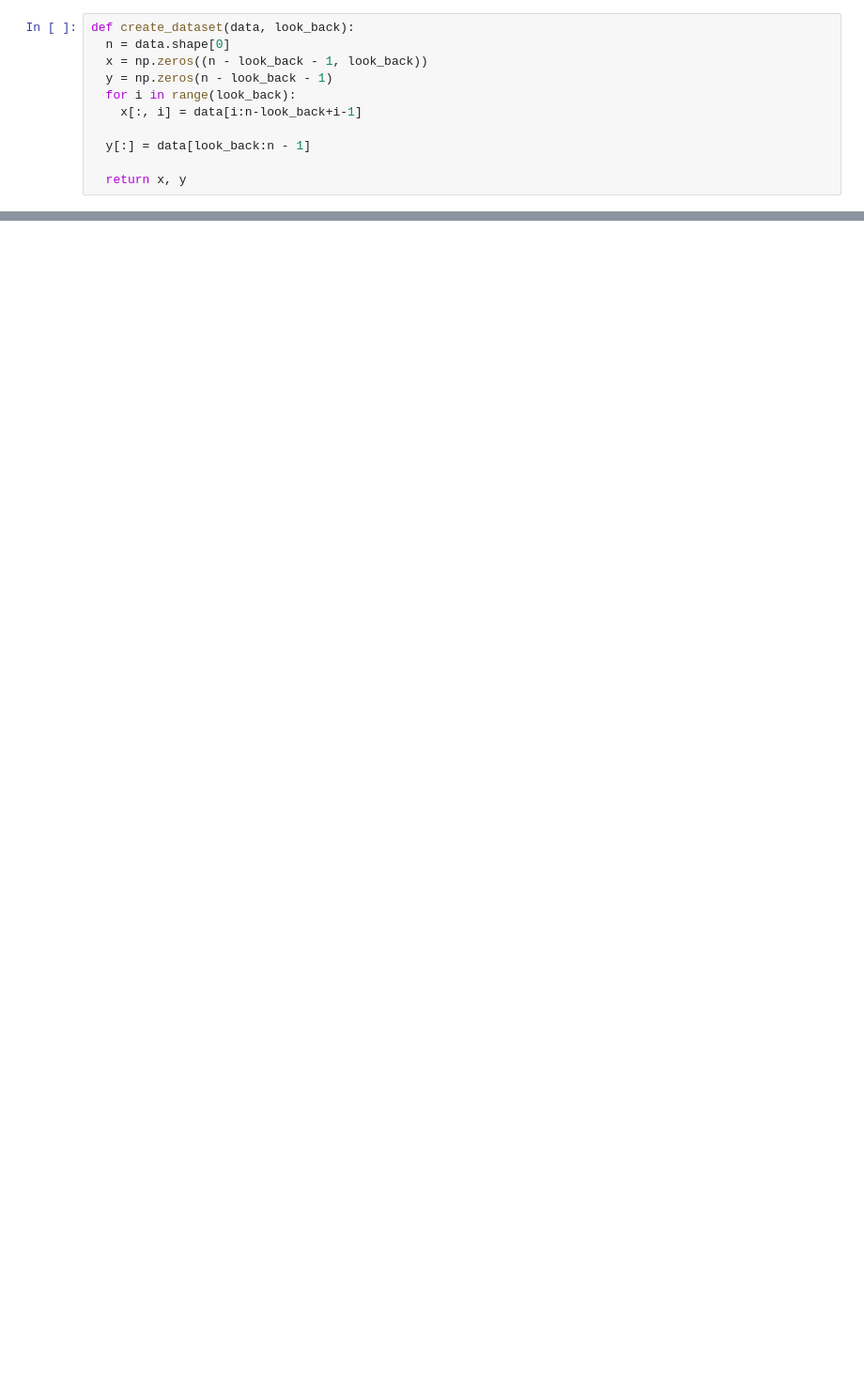
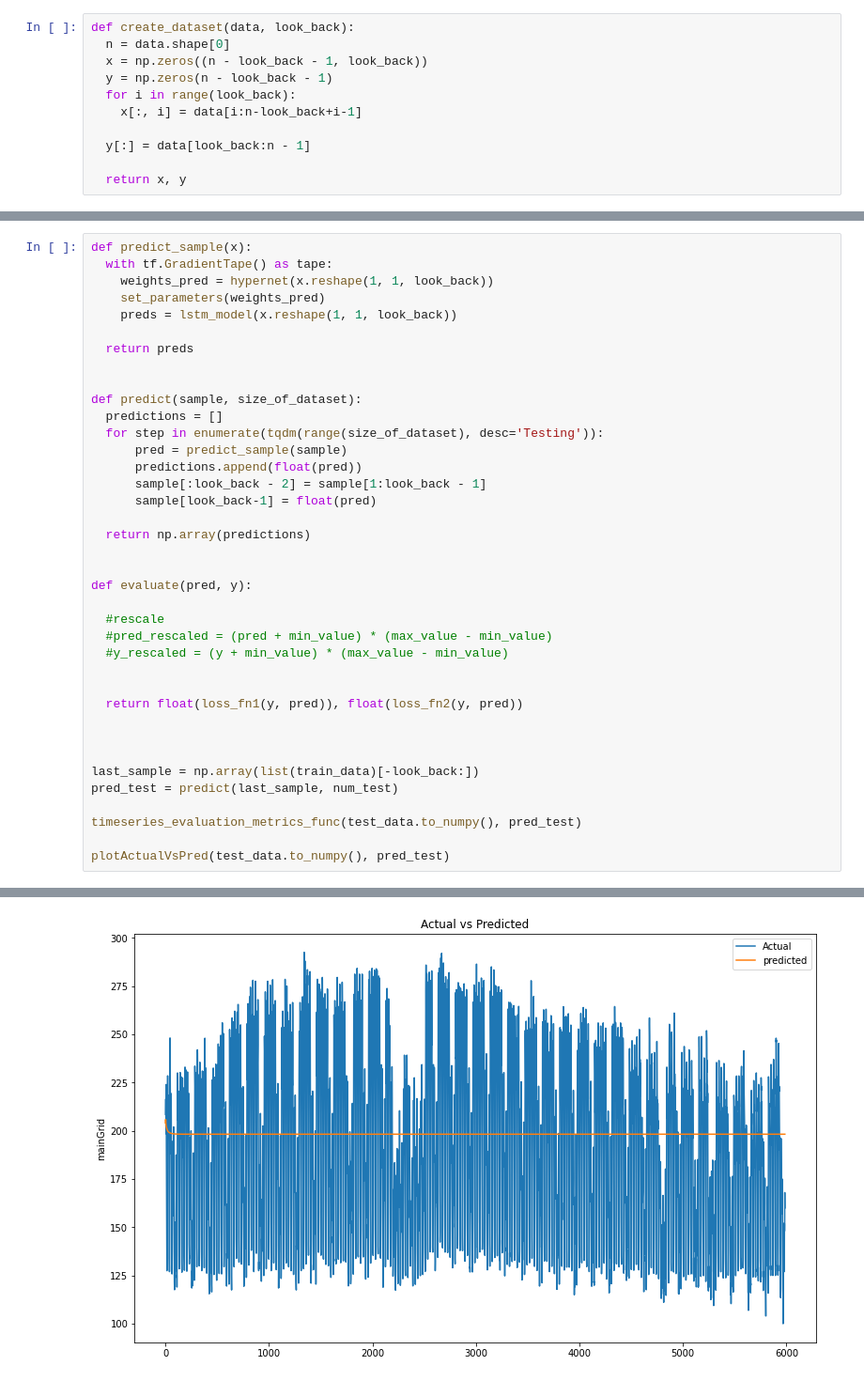
Before and after one commit to as-cal8/KDDM2-2022, a Jupyter notebook: Notebooks/Hypernet.ipynb, the cells around one changed output, grey strips where cells are left out. Shown at 94% size. Saved outputs shown, nothing was run; the diff lists cells and outputs as text; blank space fills up the shorter version.

Commit message:
updated hypernet

```diff
--- a/Notebooks/Hypernet.ipynb
+++ b/Notebooks/Hypernet.ipynb
@@ -336,0 +285,39 @@ Test set: MSE  134.76590770043876  MAE  8.199036578277981
+# %%
+def predict_sample(x):
+  with tf.GradientTape() as tape:
+    weights_pred = hypernet(x.reshape(1, 1, look_back))
+    set_parameters(weights_pred)
+    preds = lstm_model(x.reshape(1, 1, look_back))
+
+  return preds
+
+
+def predict(sample, size_of_dataset):
+  predictions = []
+  for step in enumerate(tqdm(range(size_of_dataset), desc='Testing')):
+      pred = predict_sample(sample)
+      predictions.append(float(pred))
+      sample[:look_back - 2] = sample[1:look_back - 1]
+      sample[look_back-1] = float(pred)
+
+  return np.array(predictions)
+
+
+def evaluate(pred, y):
+
+  #rescale
+  #pred_rescaled = (pred + min_value) * (max_value - min_value)
+  #y_rescaled = (y + min_value) * (max_value - min_value)
+
+
+  return float(loss_fn1(y, pred)), float(loss_fn2(y, pred))
+
+
+
+last_sample = np.array(list(train_data)[-look_back:])
+pred_test = predict(last_sample, num_test)
+
+timeseries_evaluation_metrics_func(test_data.to_numpy(), pred_test)
+
+plotActualVsPred(test_data.to_numpy(), pred_test)
+# %% [output]
@@ -336,0 +329 @@ Test set: MSE  134.76590770043876  MAE  8.199036578277981
+[figure, added]
```
Also changed, not shown: parts of 10 cells of this notebook, 9 other files.
